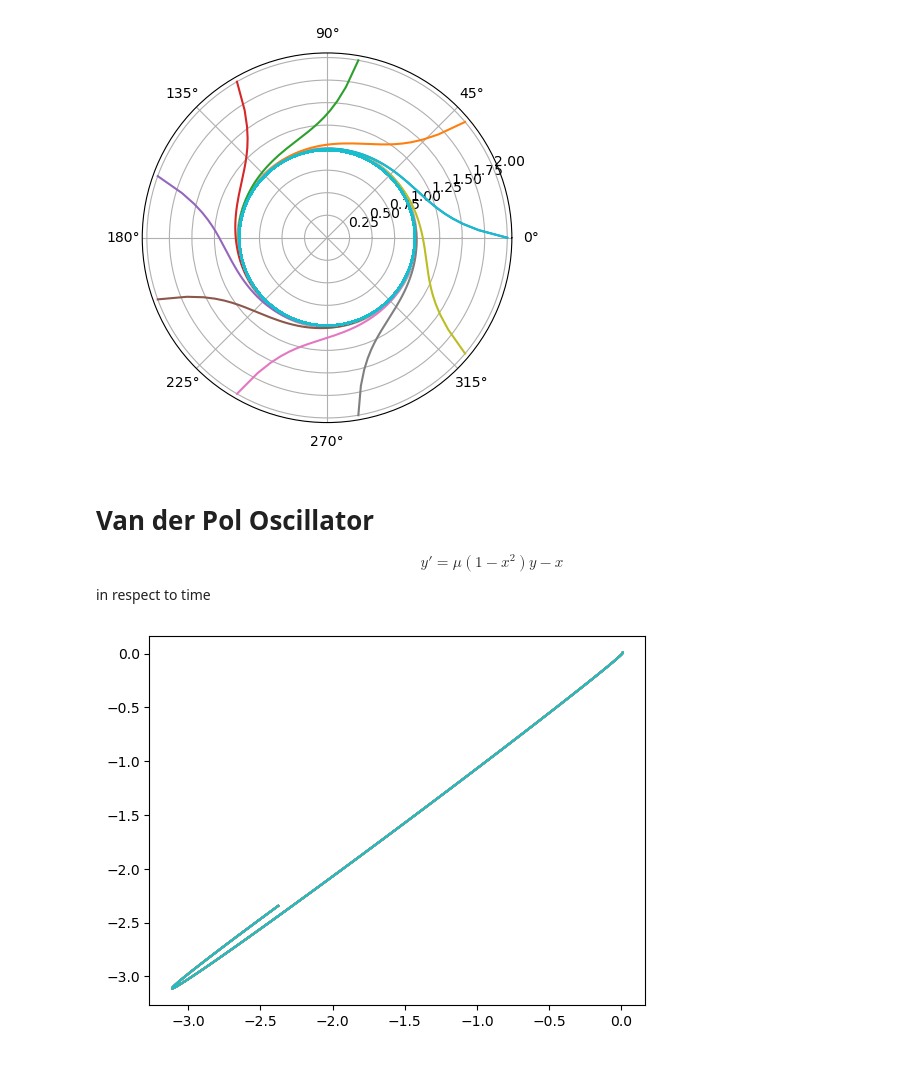
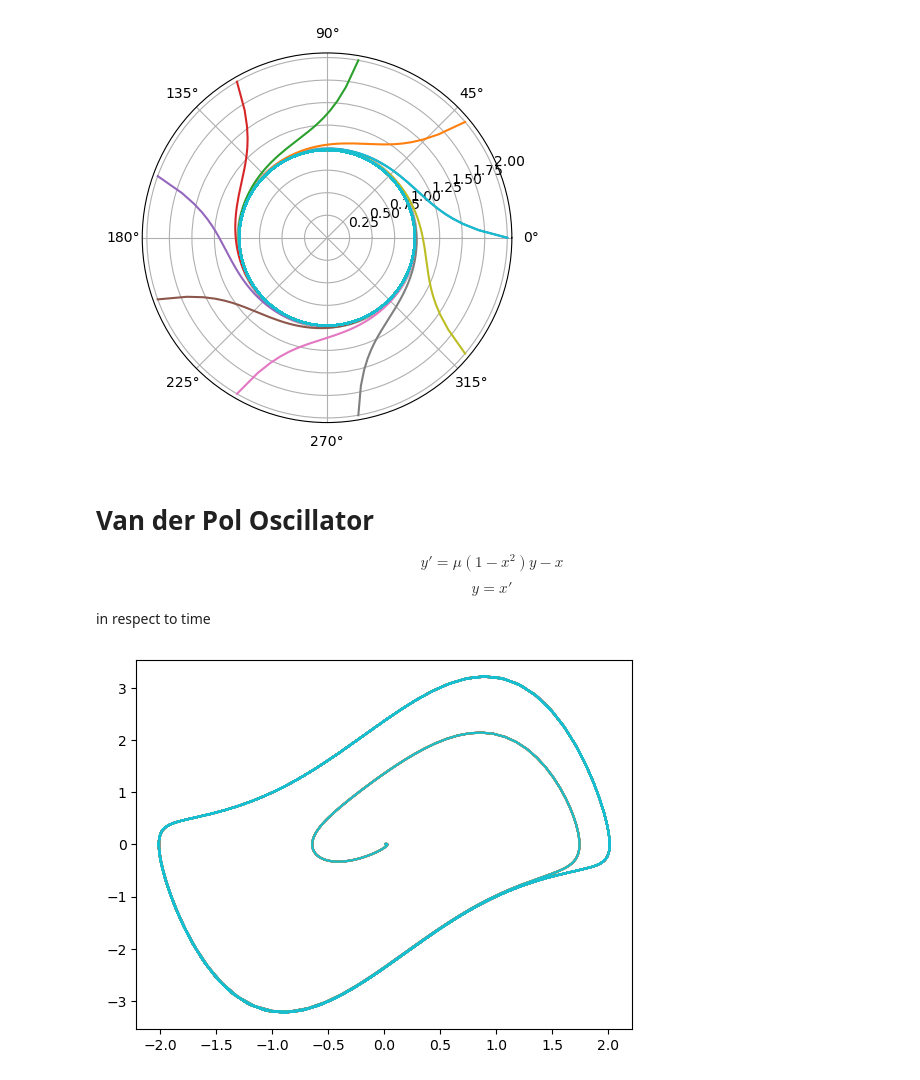
Before and after one commit to curtisjhu/notebooks, a Jupyter notebook: math/nonlinear.ipynb, the cells around one changed output. Saved outputs shown, nothing was run; the diff lists cells and outputs as text; code cells hidden in the pictures.

```diff
--- a/math/nonlinear.ipynb
+++ b/math/nonlinear.ipynb
@@ -238,40 +238,50 @@ plt.show()
 # Van der Pol Oscillator
 
 $$ y' = \mu (1-x^2) y - x $$
+$$ y = x'$$
 
 in respect to time
 # %%
 ####ONLY CHANGES HERE######
 h = 0.05
 N = 10 # num of lines
-mu = 0.1
+mu = 1.5
 x, y = np.ones(N) * 0.01, np.ones(N) * 0.01
 t = np.zeros(N)
-def f(x, y):
+def f_y(x, y):
 	return mu * (1 - x*x) * y - x
+
+def f_x(x, y):
+	return y
 ####NO CHANGES BELOW######
 
 plot_t = np.array([t]) # time
 plot_x = np.array([x])
 plot_y = np.array([y])
 
-time_len = 100
+time_len = 1000
 for _ in range(time_len):
-	# y
-	k_1 = f(x, y)
-	k_2 = f(x + 0.5 * h, y + 0.5 * h * k_1)
-	k_3 = f(x + 0.5 * h, y + 0.5 * h * k_2)
-	k_4 = f(x + h, y + h * k_3)
+	k_1x = f_x(x, y)
+	k_1y = f_y(x, y)
 
-	plot_x = np.vstack((plot_x, y))
-	y = y + (h/6) * (k_1 + 2*k_2 + 2*k_3 + k_4)
-	x += h
+	k_2y = f_y(x + 0.5 * h * k_1x, y + 0.5 * h * k_1y)
+	k_2x = f_x(x + 0.5 * h * k_1x, y + 0.5 * h * k_1y)
 
+	k_3y = f_y(x + 0.5 * h * k_2x, y + 0.5 * h * k_2y)
+	k_3x = f_x(x + 0.5 * h * k_2x, y + 0.5 * h * k_2y)
+
+	k_4y = f_y(x + h * k_3x, y + h * k_3y)
+	k_4x = f_x(x + h * k_3x, y + h * k_3y)
+
+	y = y + (h/6) * (k_1y + 2*k_2y + 2*k_3y + k_4y)
+	x = x + (h/6) * (k_1x + 2*k_2x + 2*k_3x + k_4x)
+
+	plot_x = np.vstack((plot_x, x))
 	plot_y = np.vstack((plot_y, y))
 	plot_t = np.vstack((plot_t, t))
 
 for i in range(N):
 	plt.plot(plot_x[:, i], plot_y[:, i])
 plt.show()
 # %% [output]
-[figure, old version]
+[figure, new version]
```
